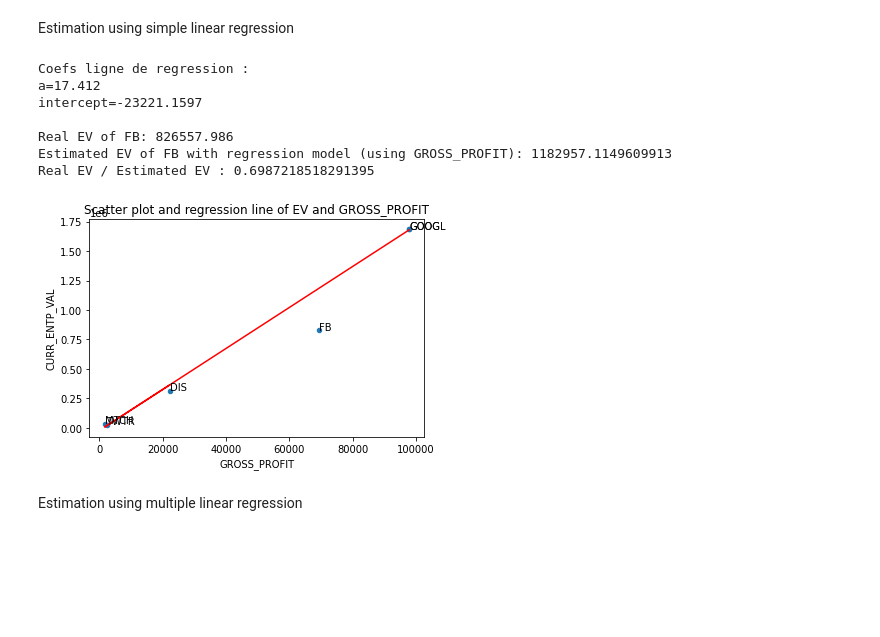
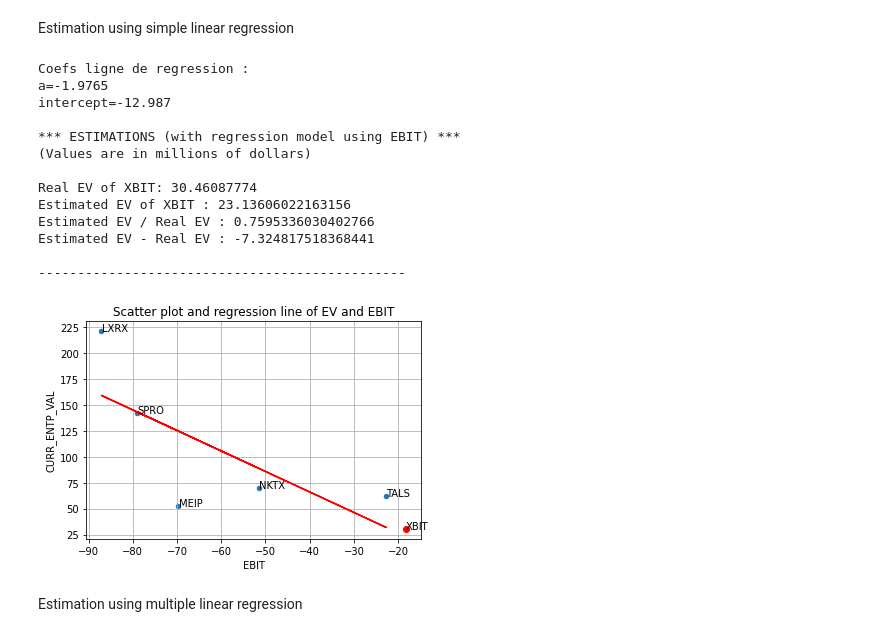
Before and after one commit to InternetXplorer/A2CA, a Jupyter notebook: CCA/CCA.ipynb, the cells around one changed output. Drawn from its saved outputs; the diff is of its cells as text; code cells hidden in the pictures; blank space fills up the shorter version.

```diff
--- a/CCA/CCA.ipynb
+++ b/CCA/CCA.ipynb
@@ -98,3 +108,6 @@ companies_data = compute_ratios(companies_data)
+# %%
+studied_com_fin_data = studied_com_fin_data.set_index("Ticker")
+companies_data = companies_data.set_index("Ticker")
 # %%
 companies_data
 # %% [output]
@@ -111,8 +121,11 @@ companies_data = companies_data.set_index("Ticker")
 #Scatter plot
 stat = "EBIT"
 ax = companies_data.plot.scatter(stat, "CURR_ENTP_VAL", title=f"Scatter plot of EV and {stat}")
-
+plt.scatter(studied_com_fin_data[stat], studied_com_fin_data['CURR_ENTP_VAL'], color='red')
+plt.grid()
 # Annotate each data point
 for i, txt in enumerate(companies_data.index):
    ax.annotate(txt, (companies_data[stat].iat[i]+0.05, companies_data["CURR_ENTP_VAL"].iat[i]))
+for i, txt in enumerate(studied_com_fin_data.index):
+   ax.annotate(txt, (studied_com_fin_data[stat].iat[i]+0.05, studied_com_fin_data["CURR_ENTP_VAL"].iat[i]))
 # %% [output]
@@ -140,15 +151,19 @@ dtype: float64
 # %% [markdown]
 ### CCA USING RATIOS
+# %%
+def print_results(studied_comp_ticker, real_EV, estimated_EV, stat_used, method):
+    print(f"*** ESTIMATIONS (with {method} using {stat_used}) ***\n(Values are in millions of dollars)\n")#to do: double check if it's really in millions
+    print(f"Real EV of {studied_comp_ticker}: {real_EV}")
+    print(f"Estimated EV of {studied_comp_ticker} : {estimated_EV} ")
+    print(f"Estimated EV / Real EV : {estimated_EV / real_EV}")
+    print(f"Estimated EV - Real EV : {estimated_EV - real_EV}")
+    print("\n-----------------------------------------------\n")
 # %%
 denominators = ["EBIT", "EBITDA", "GROSS_PROFIT"]
 
 for i in range(len(denominators)):
     ratio_to_be_used = f"EV_{denominators[i]}_ratio"
-    estimated_EV = averages.loc[ratio_to_be_used] * companies_data.loc[studied_comp_ticker, denominators[i]]
+    estimated_EV = averages.loc[ratio_to_be_used] * studied_com_fin_data.loc[studied_comp_ticker, denominators[i]]
 
-    print("*** ESTIMATIONS ***\n(Values are in millions of dollars)\n")
-    print(f"Real EV of {studied_comp_ticker}: {companies_data.loc[studied_comp_ticker, 'CURR_ENTP_VAL']}")
-    print(f"Estimated EV of {studied_comp_ticker} (using avg {ratio_to_be_used}): {estimated_EV} ")
-    print(f"Real EV / Estimated EV : {companies_data.loc[studied_comp_ticker, 'CURR_ENTP_VAL'] / estimated_EV}")
-    print("\n\n")
+    print_results(studied_comp_ticker, studied_com_fin_data.loc[studied_comp_ticker, 'CURR_ENTP_VAL'], estimated_EV, ratio_to_be_used, "average method")
 # %% [output]
@@ -174,38 +189,49 @@ Real EV / Estimated EV : 0.7732897969286037
 # %% [markdown]
 Estimation using simple linear regression
 # %%
-stat_used = "GROSS_PROFIT"
+stat_used = "EBIT"
 ax = companies_data.plot.scatter(stat_used, "CURR_ENTP_VAL", title=f"Scatter plot and regression line of EV and {stat_used}")
+plt.scatter(studied_com_fin_data[stat], studied_com_fin_data['CURR_ENTP_VAL'], color='red')
 # Annotate each data point
 for i, txt in enumerate(companies_data.index):
    ax.annotate(txt, (companies_data[stat_used].iat[i]+0.05, companies_data["CURR_ENTP_VAL"].iat[i]))
+for i, txt in enumerate(studied_com_fin_data.index):
+   ax.annotate(txt, (studied_com_fin_data[stat_used].iat[i]+0.05, studied_com_fin_data["CURR_ENTP_VAL"].iat[i]))
 
 X = companies_data[companies_data.index != studied_comp_ticker][[stat_used]].reset_index(drop=True)
 Y = companies_data[companies_data.index != studied_comp_ticker]["CURR_ENTP_VAL"].reset_index(drop=True)
 
 linear_regressor = LinearRegression()
 linear_regressor.fit(X, Y)
 print(f"\nCoefs ligne de regression :\na={round(linear_regressor.coef_[0], 4)}\nintercept={round(linear_regressor.intercept_, 4)}\n")
 
 #EV estimation
-studied_comp_row_single_var = companies_data[companies_data.index == studied_comp_ticker][[stat_used]].reset_index(drop=True)
+studied_comp_row_single_var = studied_com_fin_data[studied_com_fin_data.index == studied_comp_ticker][[stat_used]].reset_index(drop=True)
 estimated_EV = linear_regressor.predict(studied_comp_row_single_var)[0]
 
-print(f"Real EV of {studied_comp_ticker}: {companies_data.loc[studied_comp_ticker, 'CURR_ENTP_VAL']}")
-print(f"Estimated EV of {studied_comp_ticker} with regression model (using {stat_used}): {estimated_EV}")
-print(f"Real EV / Estimated EV : {companies_data.loc[studied_comp_ticker, 'CURR_ENTP_VAL'] / estimated_EV}\n")
+print_results(studied_comp_ticker, studied_com_fin_data.loc[studied_comp_ticker, 'CURR_ENTP_VAL'], estimated_EV, stat_used, "regression model")
+# print(f"Real EV of {studied_comp_ticker}: {studied_com_fin_data.loc[studied_comp_ticker, 'CURR_ENTP_VAL']}")
+# print(f"Estimated EV of {studied_comp_ticker} with regression model (using {stat_used}): {estimated_EV}")
+# print(f"Real EV / Estimated EV : {studied_com_fin_data.loc[studied_comp_ticker, 'CURR_ENTP_VAL'] / estimated_EV}\n")
 
 plt.plot(X, X*linear_regressor.coef_ + linear_regressor.intercept_, color='red')
+plt.grid()
 plt.show()
 # %% [output]
 Coefs ligne de regression :
-a=17.412
-intercept=-23221.1597
+a=-1.9765
+intercept=-12.987
 
-Real EV of FB: 826557.986
-Estimated EV of FB with regression model (using GROSS_PROFIT): 1182957.1149609913
-Real EV / Estimated EV : 0.6987218518291395
+*** ESTIMATIONS (with regression model using EBIT) ***
+(Values are in millions of dollars)
+
+Real EV of XBIT: 30.46087774
+Estimated EV of XBIT : 23.13606022163156
+Estimated EV / Real EV : 0.7595336030402766
+Estimated EV - Real EV : -7.324817518368441
+
+-----------------------------------------------
-[figure, old version]
+[figure, new version]
 # %% [markdown]
 Estimation using multiple linear regression
 # %%
```
Also changed, not shown: parts of 19 cells of this notebook, 5 other files.
